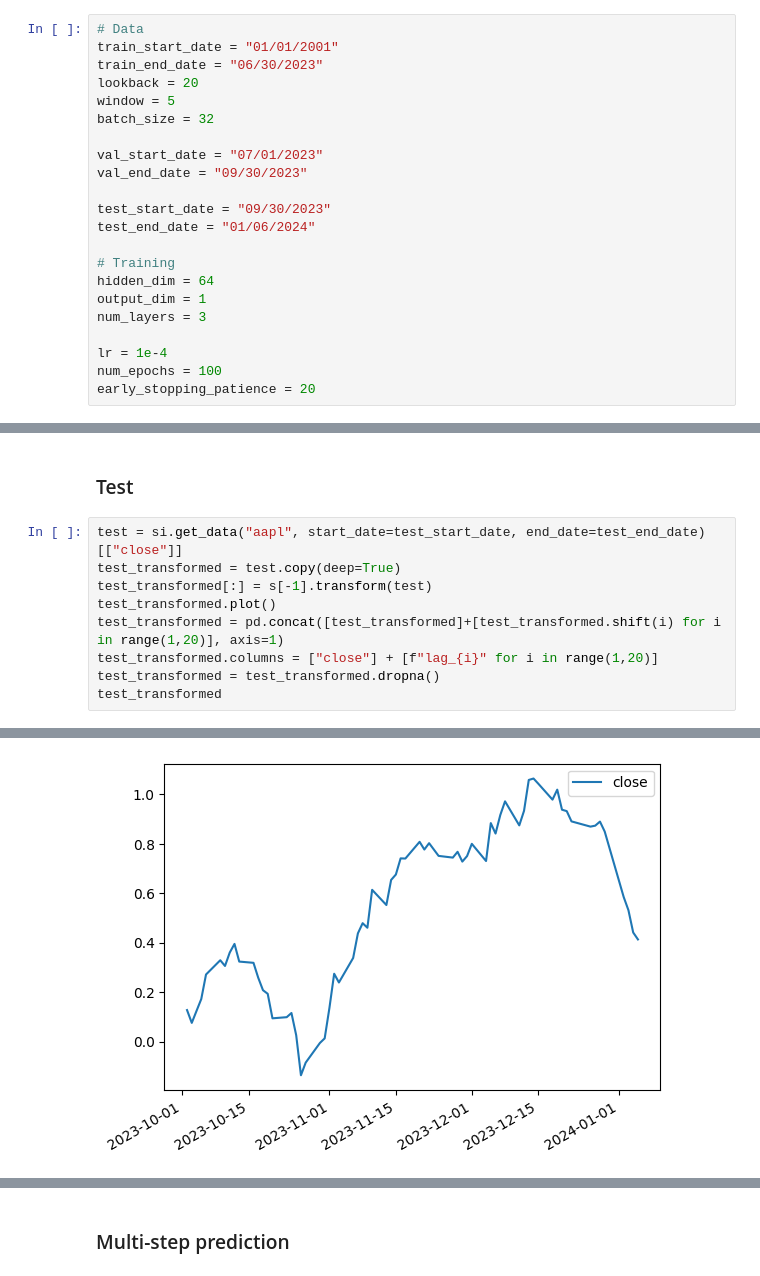
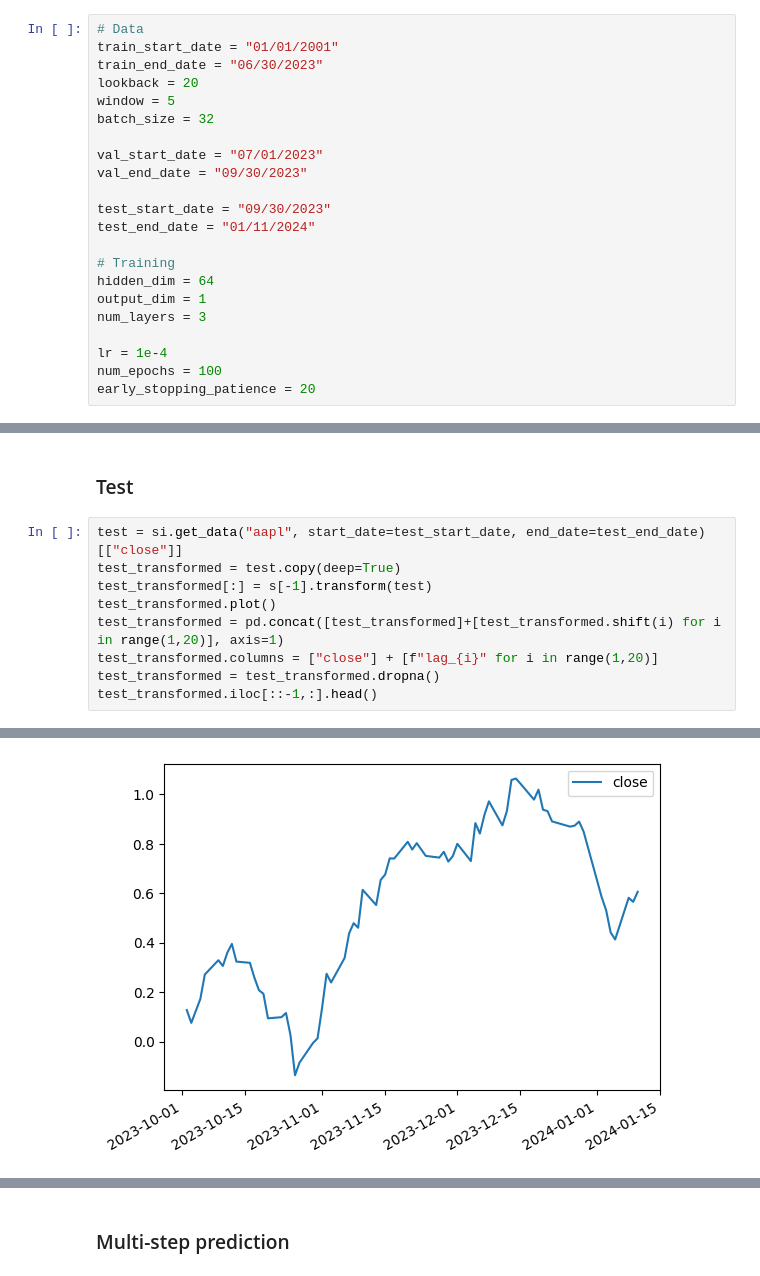
Before and after one commit to holajoa/fin-proj, a Jupyter notebook: lstm2.ipynb, the cells around one changed output, grey strips where cells are left out. Saved outputs shown, nothing was run; the diff lists cells and outputs as text.

```diff
--- a/lstm2.ipynb
+++ b/lstm2.ipynb
@@ -41,7 +41,7 @@ val_start_date = "07/01/2023"
 val_end_date = "09/30/2023"
 
 test_start_date = "09/30/2023"
-test_end_date = "01/06/2024"
+test_end_date = "01/11/2024"
 
 # Training
 hidden_dim = 64
@@ -334,6 +340,6 @@ test_transformed.plot()
 test_transformed = pd.concat([test_transformed]+[test_transformed.shift(i) for i in range(1,20)], axis=1)
 test_transformed.columns = ["close"] + [f"lag_{i}" for i in range(1,20)]
 test_transformed = test_transformed.dropna()
-test_transformed
+test_transformed.iloc[::-1,:].head()
 # %% [output]
 |  | close | lag_1 | lag_2 | lag_3 | lag_4 | lag_5 | lag_6 | lag_7 | lag_8 | lag_9 | lag_10 | ... |
@@ -356,2 +351,2 @@ test_transformed
-[figure, old version]
+[figure, new version]
 # %%
```
Also changed, not shown: parts of 18 cells of this notebook.
